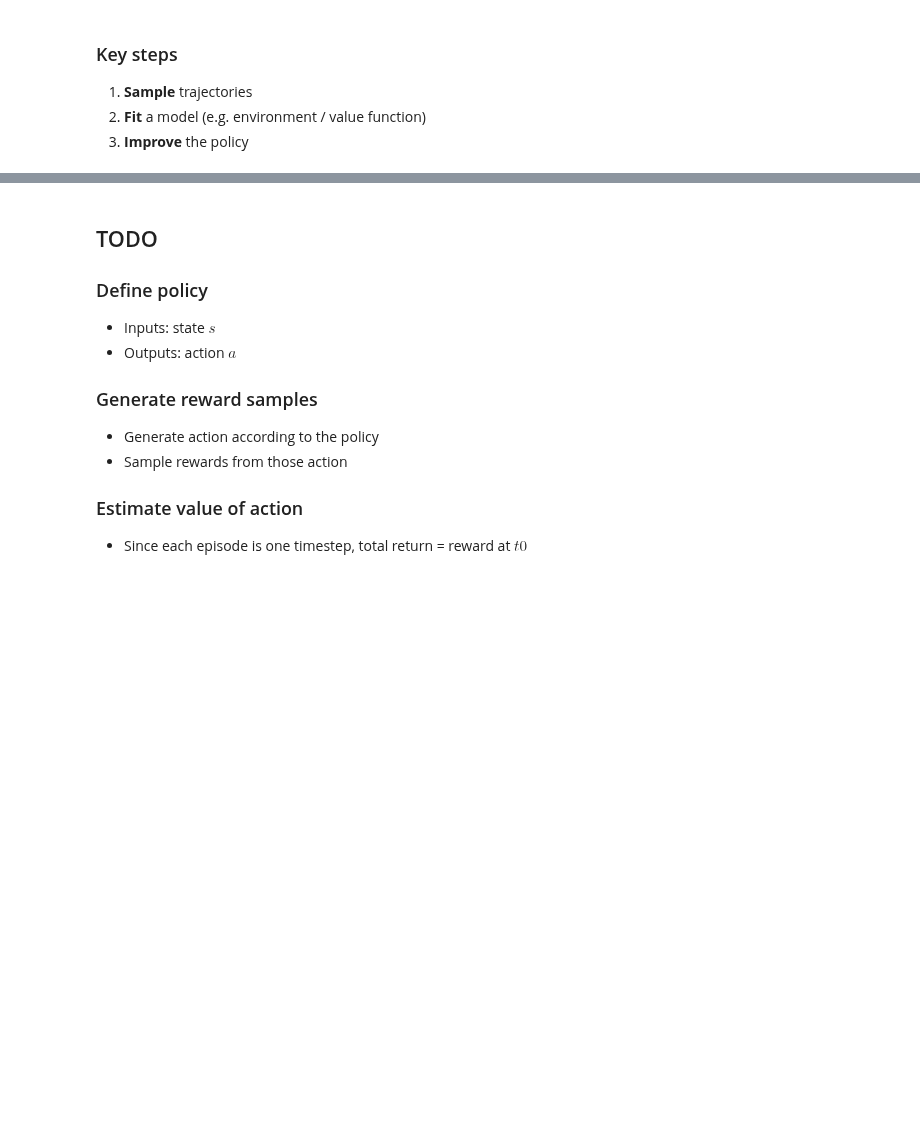
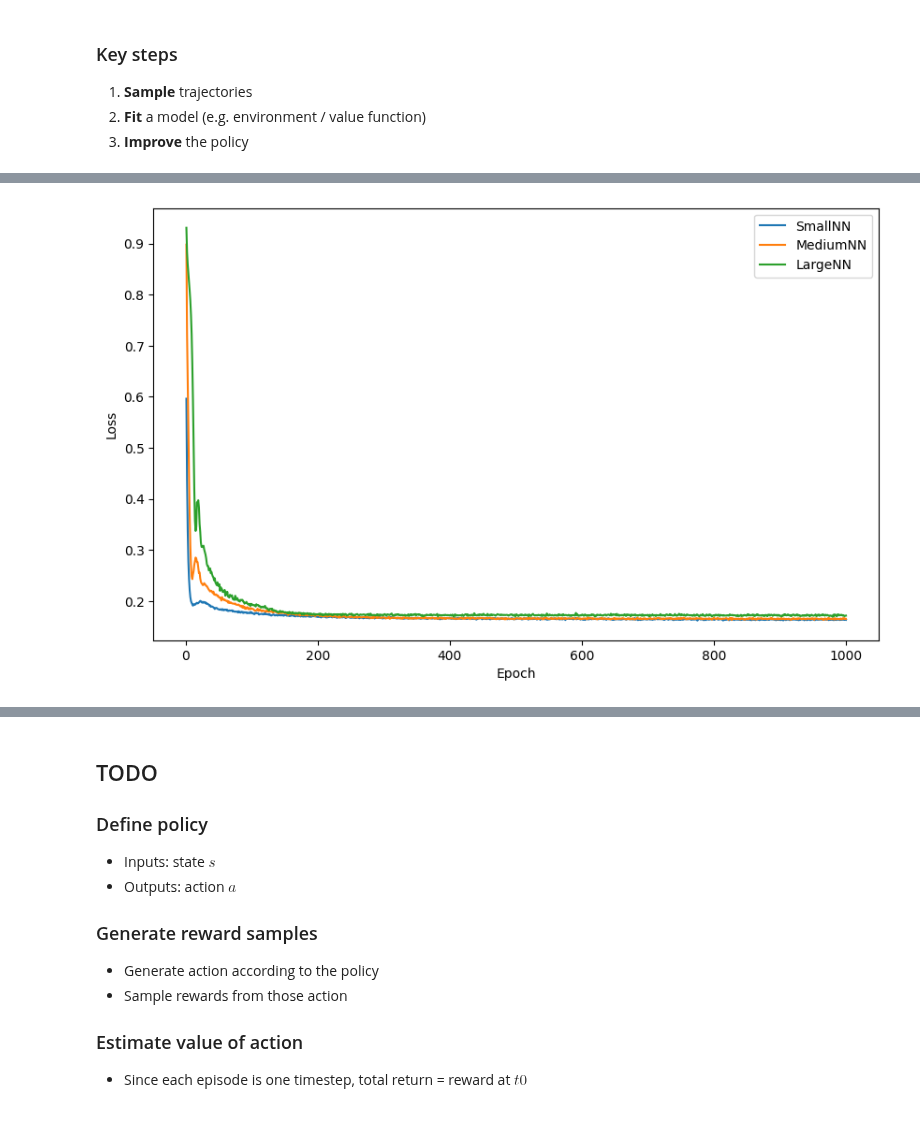
Before and after one commit to callum-lawson/fd-rl, a Jupyter notebook: bandits_pytorch.ipynb, the cells around one changed output, grey strips where cells are left out. Saved outputs shown, nothing was run; the diff lists cells and outputs as text; code cells hidden in the pictures; blank space fills up the shorter version.

Commit message:
Try different NN sizes for bandit action-value estimation

```diff
--- a/bandits_pytorch.ipynb
+++ b/bandits_pytorch.ipynb
@@ -175,3 +227,29 @@ def train_model(model, optimizer, actions, rewards, epochs=1000, lambda_reg_l1=0
         probabilities = torch.sigmoid(logits)
 
     return probabilities, losses
+# %%
+def get_model(model_type):
+    model_classes = {
+        'SmallNN': SmallNN,
+        'MediumNN': MediumNN,
+        'LargeNN': LargeNN
+    }
+    model_class = model_classes.get(model_type)
+    if model_class:
+        return model_class()
+    else:
+        raise ValueError(f"Unknown model type: {model_type}")
+
+losses_dict = {}
+model_configs = ['SmallNN', 'MediumNN', 'LargeNN']
+epochs = 1000
+results = {}
+
+for model_type in model_configs:
+    print(f"Training {model_type}")
+    model = get_model(model_type)
+    optimizer = optim.Adam(model.parameters(), lr=0.01)
+    # action_space and simulated_rewards need to be defined beforehand
+    probabilities, losses = train_model(model, optimizer, action_space, simulated_rewards, epochs=epochs)
+    model_weights = {name: param.clone().detach() for name, param in model.named_parameters()}
+    results[model_type] = {'probabilities': probabilities, 'losses': losses, 'weights': model_weights}
@@ -177,0 +290,17 @@ def train_model(model, optimizer, actions, rewards, epochs=1000, lambda_reg_l1=0
+# %%
+def plot_training_losses(results):
+    plt.figure(figsize=(10, 6))
+
+    for model_type, data in results.items():
+        losses = data['losses']
+        epochs = range(1, len(losses) + 1)
+        plt.plot(epochs, losses, label=model_type)
+
+    plt.xlabel('Epoch')
+    plt.ylabel('Loss')
+    plt.legend()
+    plt.show()
+
+plot_training_losses(results)
+# %% [output]
+[figure, added]
```
Also changed, not shown: parts of 8 cells of this notebook.
